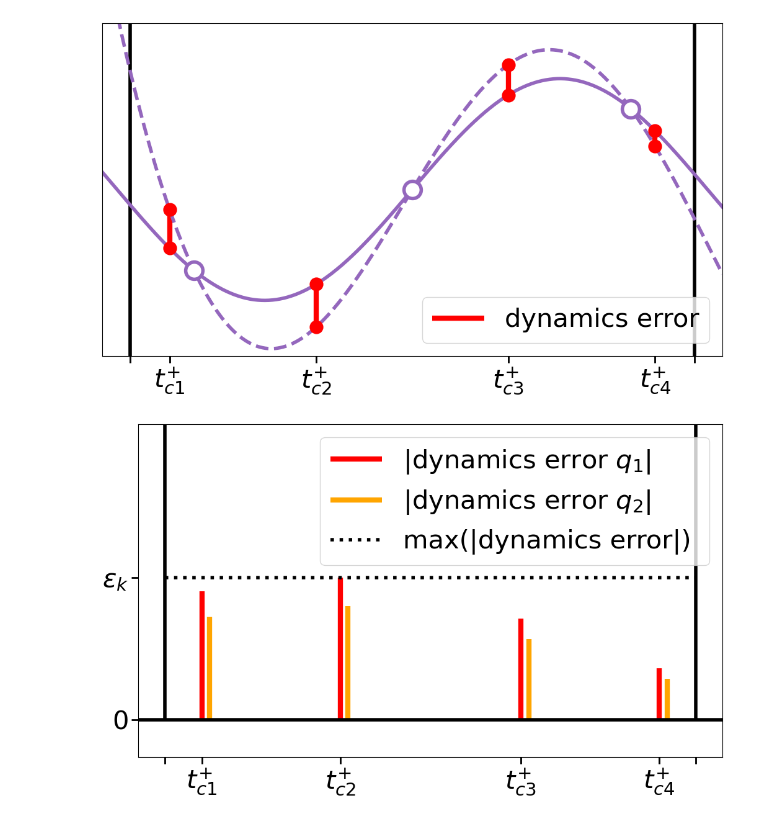
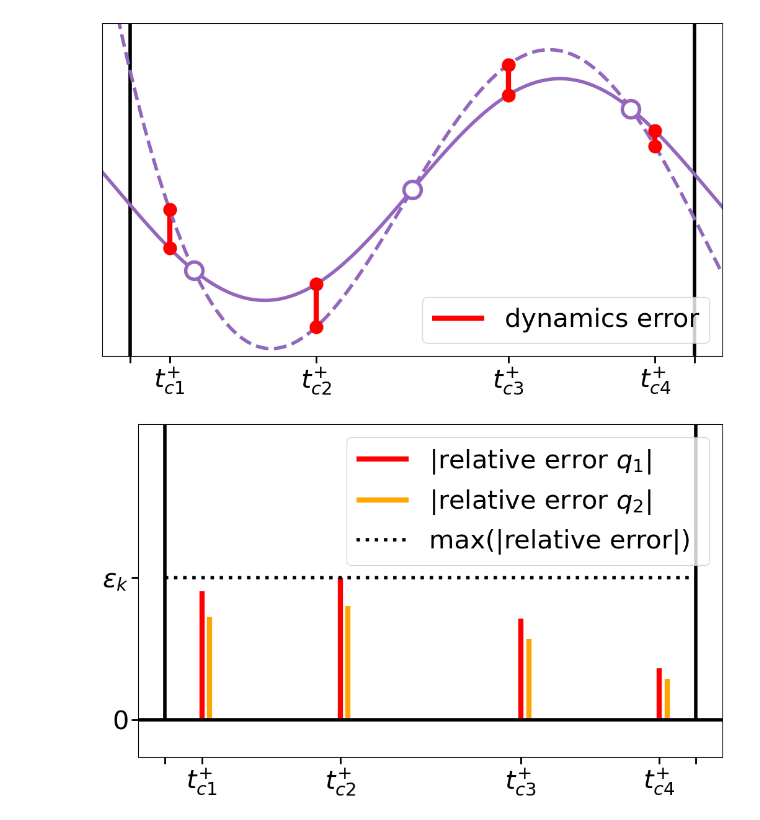
Before and after one commit to AunSiro/Cosejas_IRI, a Jupyter notebook: Casadi/sinthetic data for graphs.ipynb, the cells around one changed output. Saved outputs shown, nothing was run; the diff lists cells and outputs as text; code cells hidden in the pictures.

```diff
--- a/Casadi/sinthetic data for graphs.ipynb
+++ b/Casadi/sinthetic data for graphs.ipynb
@@ -1573,14 +1573,14 @@ plt.vlines(lg_col_new, 0, np.abs(f_col_new - lg_col_y_new),
         lw = linewidth*1.5,
         color = 'r',
         ls = '-',
-        label = '|dynamics error $q_1$| '
+        label = '|relative error $q_1$| '
         )
 
 plt.vlines(lg_col_new+0.03, 0, np.abs(f_col_new - lg_col_y_new)*0.8,
         lw = linewidth*1.5,
         color = 'orange',
         ls = '-',
-        label = '|dynamics error $q_2$| '
+        label = '|relative error $q_2$| '
         )
 
 plt.hlines(0, x_lims[0], x_lims[1],
@@ -1591,7 +1591,7 @@ plt.hlines(np.max(np.abs(f_col_new - lg_col_y_new)), -1, 1,
         lw = linewidth,
         color = 'k',
         ls = ':',
-        label = 'max(|dynamics error|) '
+        label = 'max(|relative error|) '
         )
 
 #for ii in range(N_col+1):
@@ -1621,31 +1621,31 @@ plt.tick_params(
     top=False,         # ticks along the top edge are off
     left = True,
     labelleft = True,
     labelbottom=True,
     width = linewidth/2,
     length = linewidth * 2,
 )
 
 x_ticks = np.array(node_points(N_col+2, 'LG')+[1], dtype = float)
 x_labels = [''] + [r'$t^{+}_{c'+str(ii+1)+'}$' for ii in range(N_col+1)] + ['']
 plt.xticks(x_ticks, x_labels, fontsize = 30)
 
 y_ticks = np.array([0, np.max(np.abs(f_col_new - lg_col_y_new))])
 y_labels = [0, r'$\varepsilon_k$']
 plt.yticks(y_ticks, y_labels, fontsize = 30)
 
 
 plt.legend(fontsize = 30)
 
 plt.tight_layout(pad=0.0)
 if save:
         save_fig(
             problem_name = problem_name,
             graph_name = 'ph_err_3',
             schemes_printed = [scheme],
             save_format = save_format,
             N = N_col,
             q_counter = None,
         )
 # %% [output]
-[figure, old version]
+[figure, new version]
```
